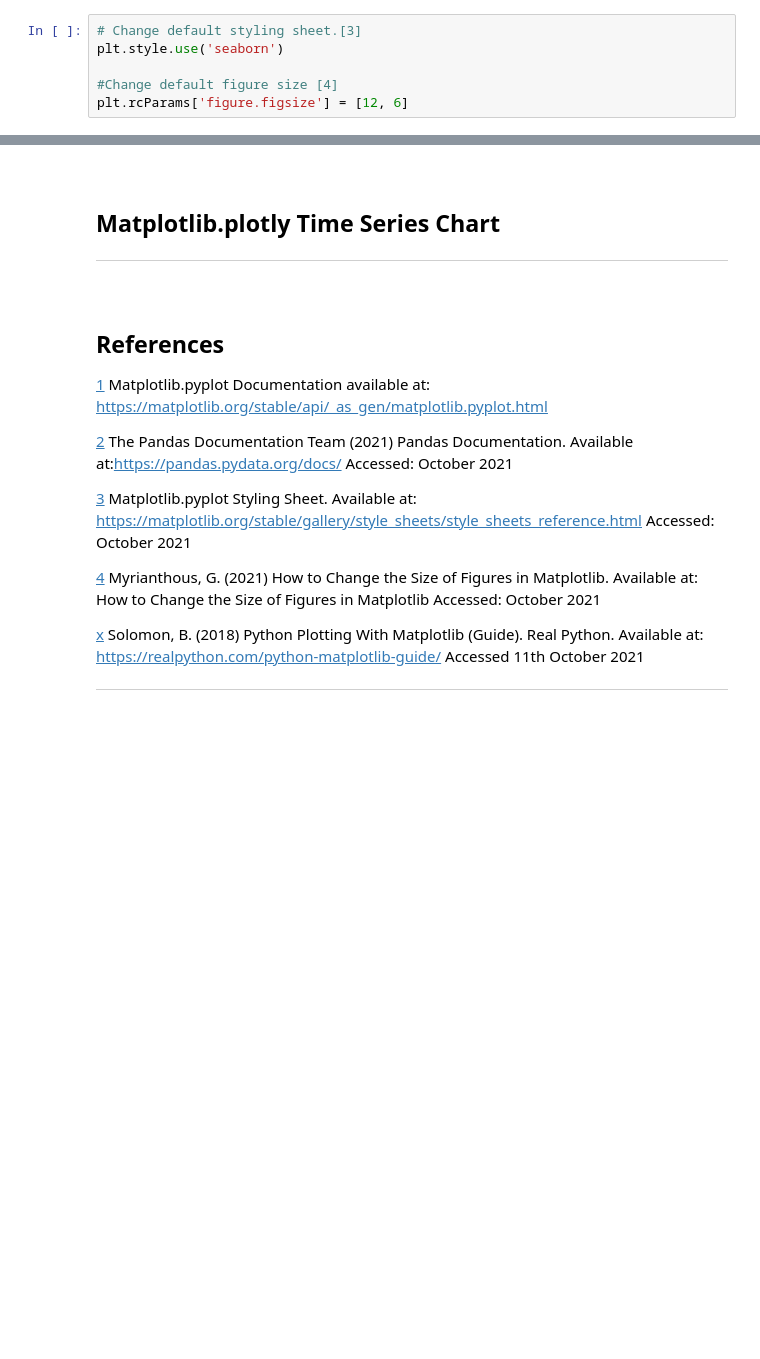
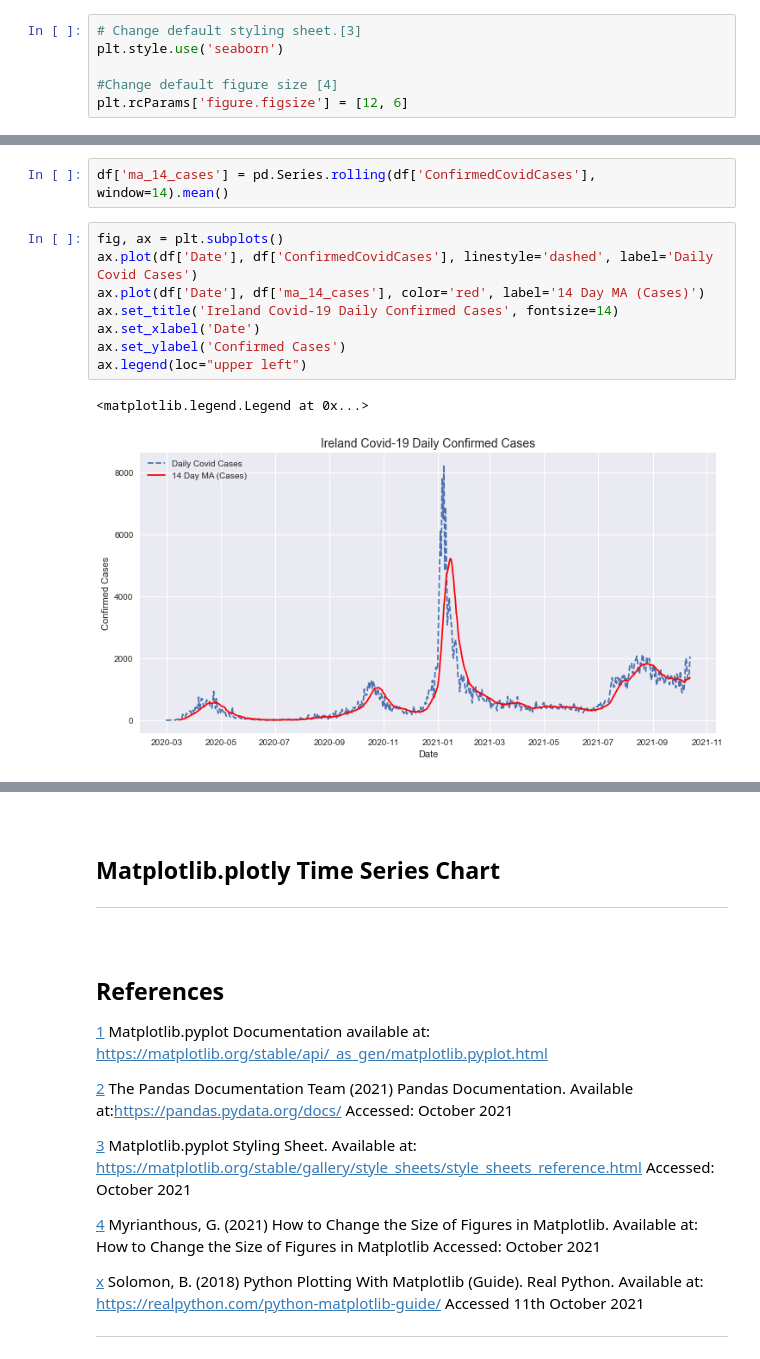
Before and after one commit to Sam-Tracey/Fundamentals-of-Data-Analysis, a Jupyter notebook: pyplot.ipynb, the cells around one changed output, grey strips where cells are left out. Saved outputs shown, nothing was run; the diff lists cells and outputs as text; blank space fills up the shorter version.

```diff
--- a/pyplot.ipynb
+++ b/pyplot.ipynb
@@ -97,0 +119,13 @@ df.head(10)
+# %%
+df['ma_14_cases'] = pd.Series.rolling(df['ConfirmedCovidCases'], window=14).mean()
+# %%
+fig, ax = plt.subplots()
+ax.plot(df['Date'], df['ConfirmedCovidCases'], linestyle='dashed', label='Daily Covid Cases')
+ax.plot(df['Date'], df['ma_14_cases'], color='red', label='14 Day MA (Cases)')
+ax.set_title('Ireland Covid-19 Daily Confirmed Cases', fontsize=14)
+ax.set_xlabel('Date')
+ax.set_ylabel('Confirmed Cases')
+ax.legend(loc="upper left")
+# %% [output]
+<matplotlib.legend.Legend at 0x...>
+[figure, added]
```
Also changed, not shown: parts of 13 cells of this notebook.
